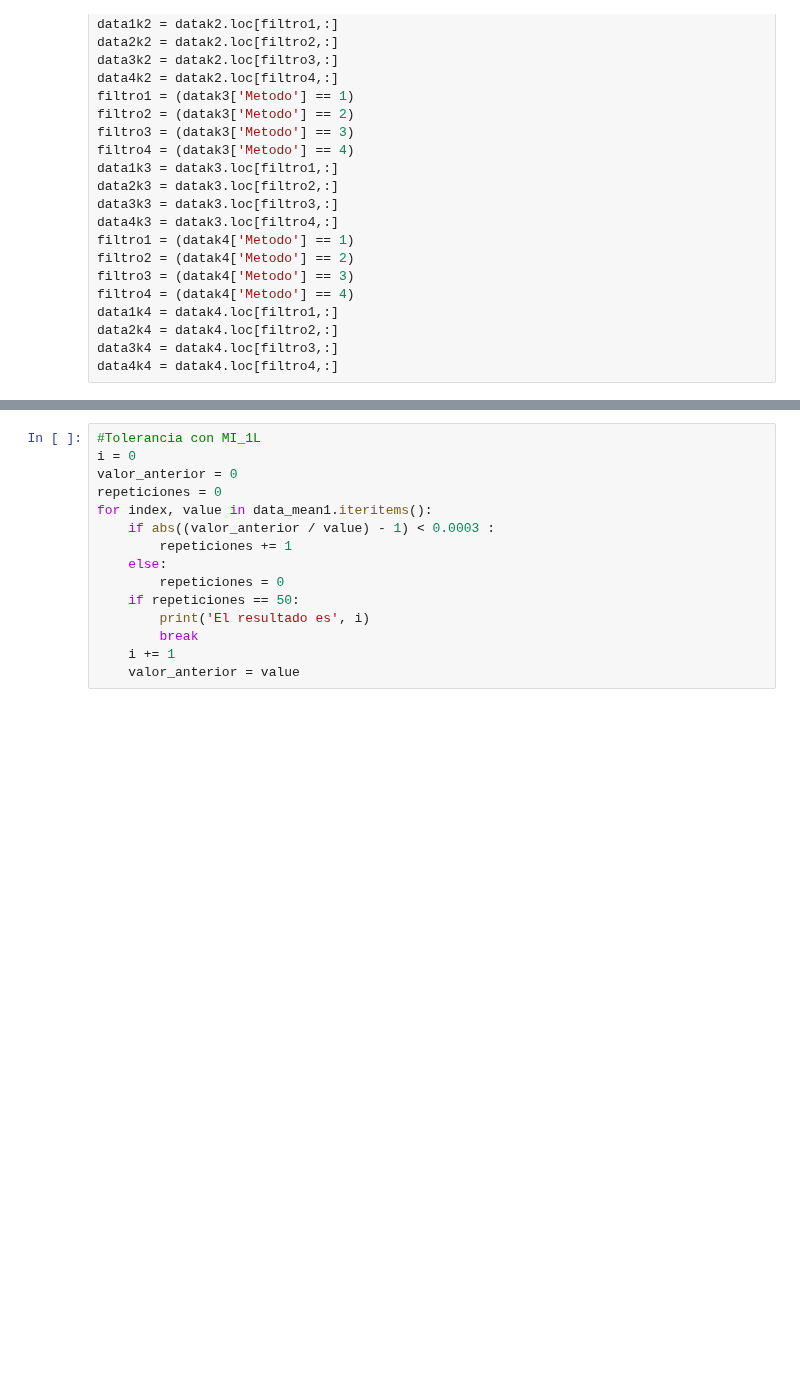
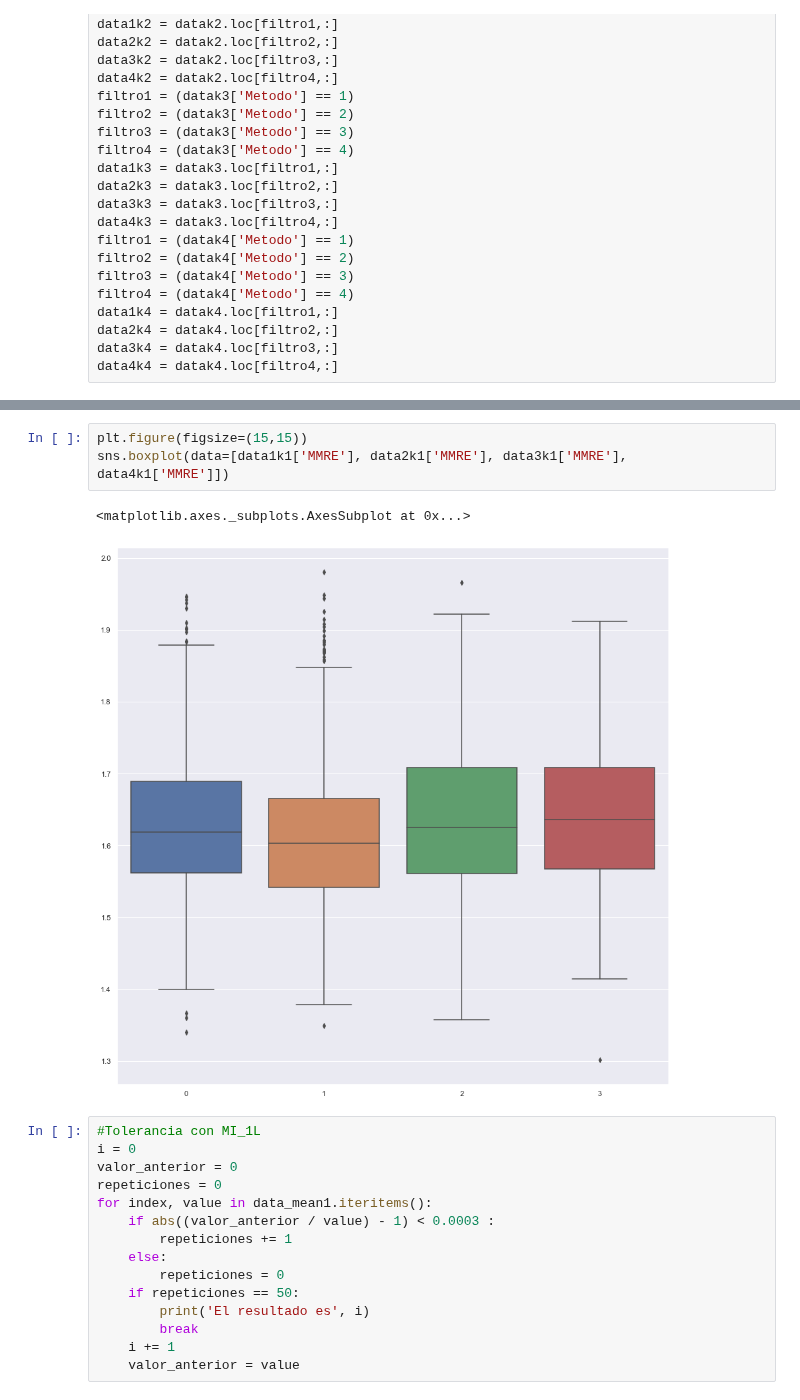
Before and after one commit to ivanajenjo/TFG, a Jupyter notebook: src/graficas.ipynb, the cells around one changed output, grey strips where cells are left out. Cells and saved outputs as stored; diff of their text form; blank space fills up the shorter version.

```diff
--- a/src/graficas.ipynb
+++ b/src/graficas.ipynb
@@ -73,3 +67,9 @@ sns.lineplot(data=pd.melt(datafig2, ['Iteraciones'], var_name='Algoritmo', value
+# %%
+plt.figure(figsize=(15,15))
+sns.boxplot(data=[data1k1['MMRE'], data2k1['MMRE'], data3k1['MMRE'], data4k1['MMRE']])
+# %% [output]
+<matplotlib.axes._subplots.AxesSubplot at 0x...>
+[figure, added]
 # %%
 #Tolerancia con MI_1L
 i = 0
```
Also changed, not shown: parts of 7 cells of this notebook, 8 other files.
